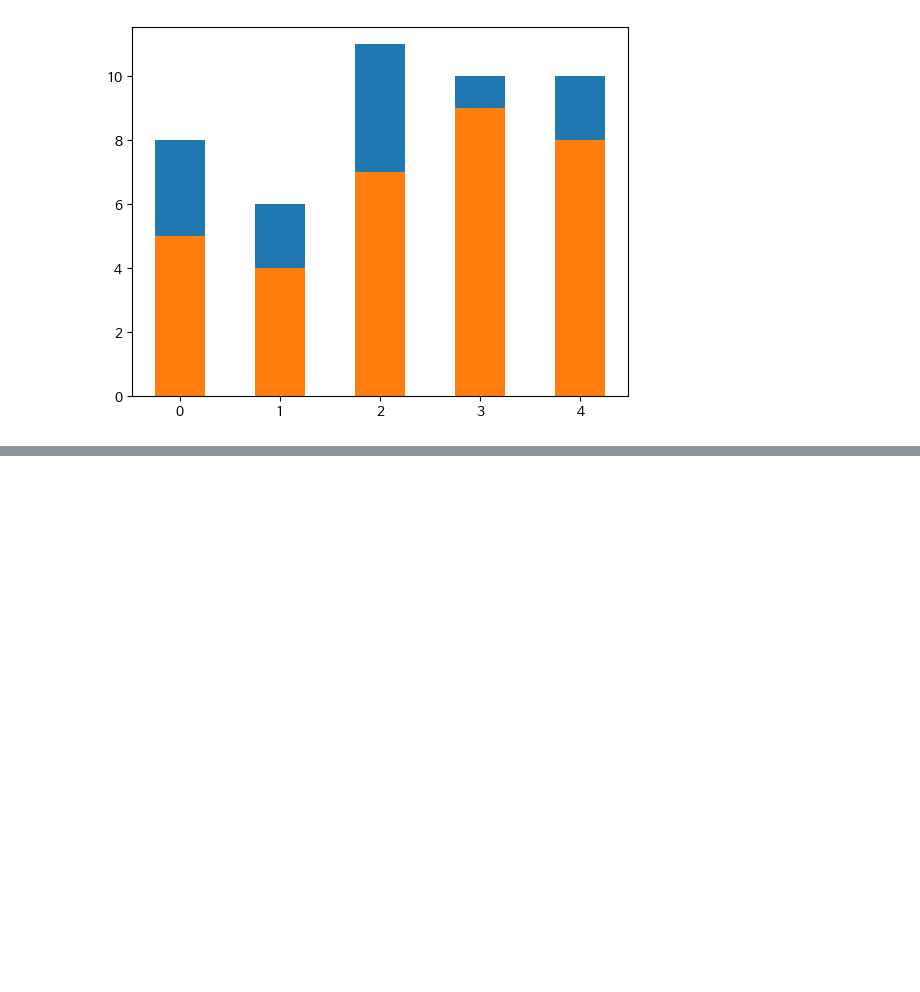
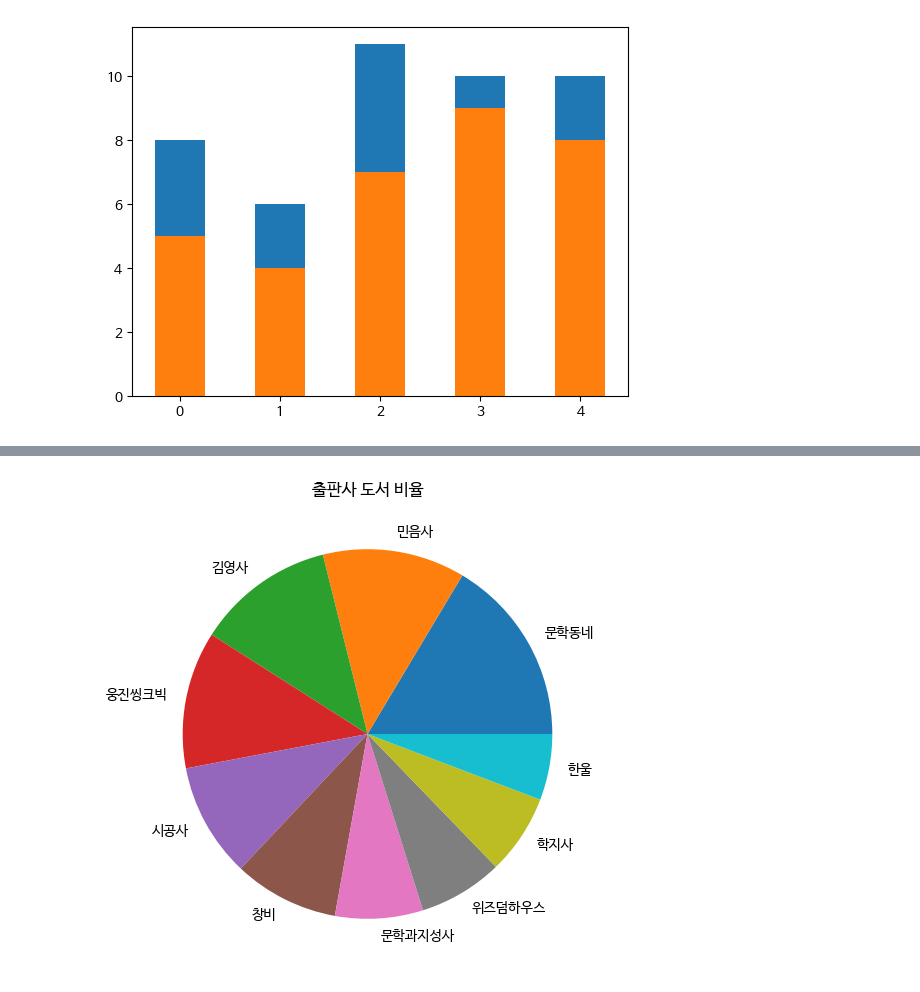
Before and after one commit to KIJOONG1127/data_anal, a Jupyter notebook: ch06_high.ipynb, the cells around one changed output, grey strips where cells are left out. Saved outputs shown, nothing was run; the diff lists cells and outputs as text; code cells hidden in the pictures; blank space fills up the shorter version.

```diff
--- a/ch06_high.ipynb
+++ b/ch06_high.ipynb
@@ -186,0 +272,6 @@ plt.show()
+# %%
+# 원그래프 (파이 차트) 그리기
+data = top30_pubs[:10]
+labels = top30_pubs.index[:10]
+print(data)
+print(labels)
@@ -186,0 +294,8 @@ plt.show()
+# %%
+fig, ax = plt.subplots(figsize=(8, 6))
+# 한개의 데이터를 파이 형식으로 표시 - 모든 데이터다가
+ax.pie(data, labels=labels)
+ax.set_title("출판사 도서 비율")
+fig.show()
+# %% [output]
+[figure, added]
```
Also changed, not shown: parts of 17 cells of this notebook.
